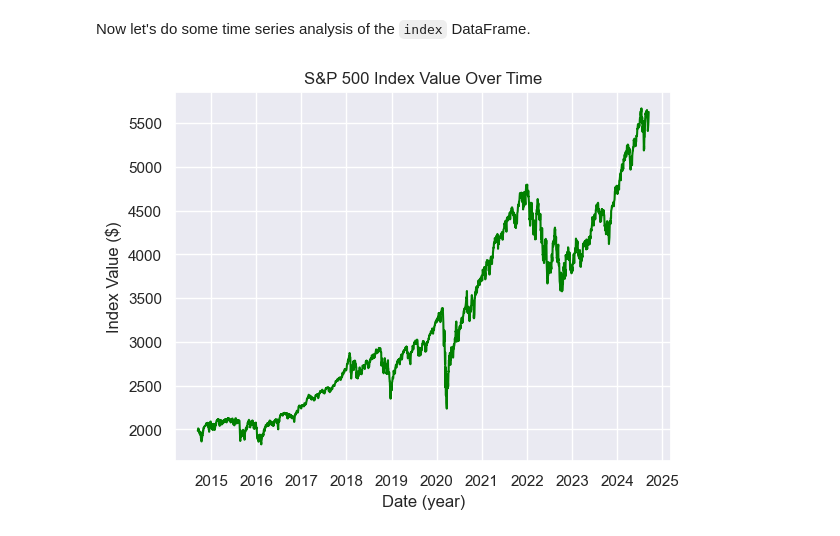
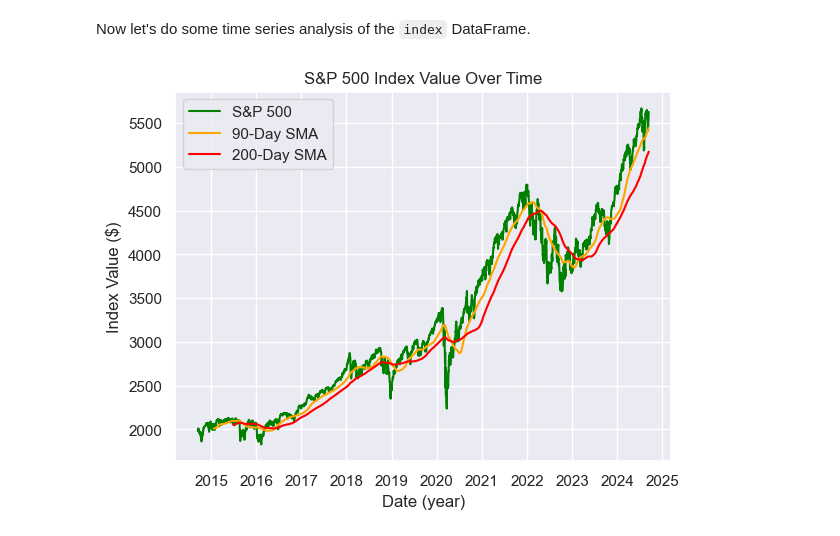
Before and after one commit to iluvcoding123/sp500_analysis, a Jupyter notebook: sp500_analysis.ipynb, the cells around one changed output. Drawn from its saved outputs; the diff is of its cells as text; code cells hidden in the pictures.

Commit message:
Added SMAs to the line plot

```diff
--- a/sp500_analysis.ipynb
+++ b/sp500_analysis.ipynb
@@ -231,12 +231,19 @@ Now let's do some time series analysis of the `index` DataFrame.
 # %%
 # Convert dates to datetime format/type
 index['Date'] = pd.to_datetime(index['Date'])
 
 # Create a line plot of the index value over time
-sns.lineplot(x='Date', y='S&P500', data=index, color='g')
+sns.lineplot(x='Date', y='S&P500', data=index, color='green', label='S&P 500')
+
+# Add a 90 and 200 day Smooth Moving Average (SMA) to the plot
+index['SMA_90'] = index['S&P500'].rolling(window=90).mean()
+sns.lineplot(x='Date', y='SMA_90', data=index, color='orange', label='90-Day SMA')
+index['SMA_200'] = index['S&P500'].rolling(window=200).mean()
+sns.lineplot(x='Date', y='SMA_200', data=index, color='red', label='200-Day SMA')
+
 plt.title('S&P 500 Index Value Over Time')
 plt.xlabel('Date (year)')
 plt.ylabel('Index Value ($)')
 plt.show()
 # %% [output]
-[figure, old version]
+[figure, new version]
```
